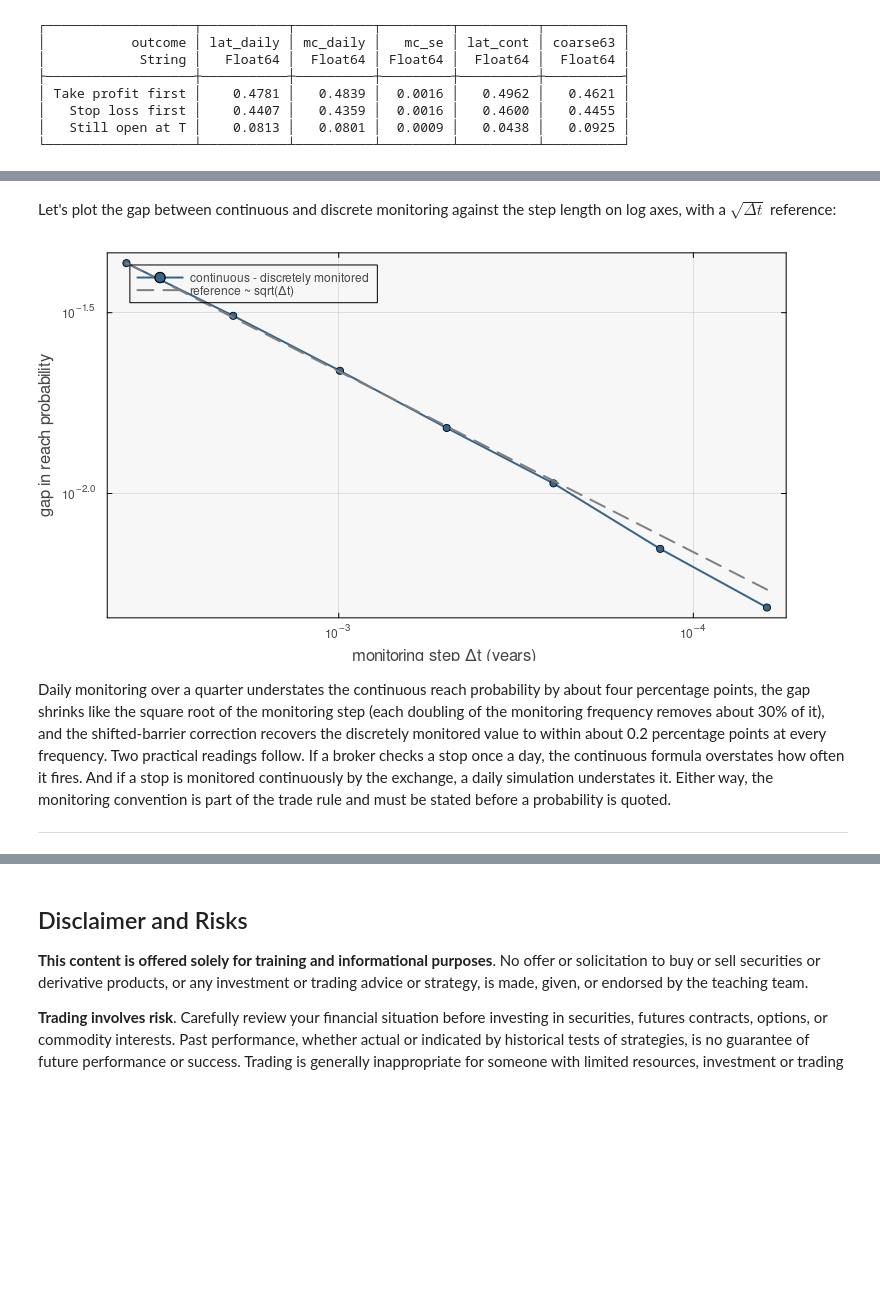
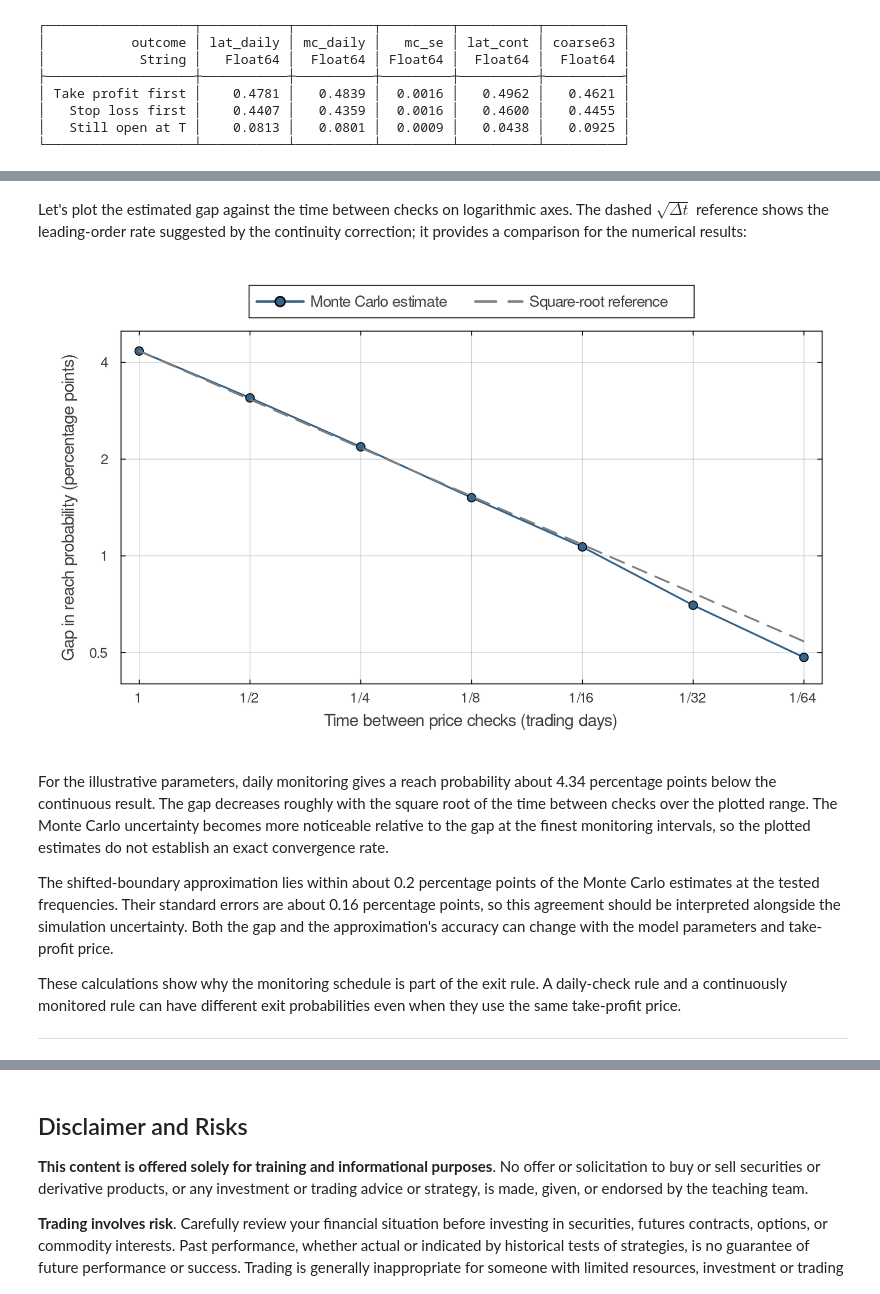
Before and after one commit to varnerlab/CHEME-5660-CourseRepository-Fall-2026, a Jupyter notebook: lectures/week-4/L4b/advanced/first-passage/CHEME-5660-L4b-Advanced-FirstPassage-GBM-Fall-2026.ipynb, the cells around one changed output, grey strips where cells are left out. Cells and saved outputs as stored; diff of their text form; code cells hidden in the pictures; blank space fills up the shorter version.

```diff
--- a/lectures/week-4/L4b/advanced/first-passage/CHEME-5660-L4b-Advanced-FirstPassage-GBM-Fall-2026.ipynb
+++ b/lectures/week-4/L4b/advanced/first-passage/CHEME-5660-L4b-Advanced-FirstPassage-GBM-Fall-2026.ipynb
@@ -69,18 +138,10 @@ Now let's implement the two probabilities as functions of the log barrier and co
 # %%
-terminal_above(b::Real, ν::Real, σ::Real, T::Real) = ccdf(Normal(), (b - ν*T)/(σ*sqrt(T))) # P(X_T ≥ b)
-
-function reach_upper(b::Real, ν::Real, σ::Real, T::Real) # P(max_{s≤T} X_s ≥ b), reflection principle with drift
-    @assert b > 0
-    z = σ*sqrt(T)
-    return cdf(Normal(), (ν*T - b)/z) + exp(2ν*b/σ^2)*cdf(Normal(), (-ν*T - b)/z)
-end
-
-p_finish = terminal_above(b, ν, σ, T)
-p_reach = reach_upper(b, ν, σ, T)
+p_finish = terminal_above(b, μ_g, σ, T) # final-price check only
+p_reach = reach_upper(b, μ_g, σ, T)     # continuous checks throughout the holding period
 println("Finish above U = $(U):  P(S_T ≥ U)            = $(round(p_finish, digits = 4))")
 println("Reach U before T:      P(max S_t ≥ U, t ≤ T) = $(round(p_reach, digits = 4))")
 println("Touched U but finished below it:              $(round(p_reach - p_finish, digits = 4))")
-@assert p_reach >= p_finish
+@assert p_reach >= p_finish # finishing above the target implies having reached it
 # %% [output]
 Finish above U = 110.0:  P(S_T ≥ U)            = 0.3226
 Reach U before T:      P(max S_t ≥ U, t ≤ T) = 0.5835
@@ -294,18 +398,41 @@ Continuous-monitoring closed form: P(reach U before T) = 0.5835
 # %% [markdown]
-Let's plot the gap between continuous and discrete monitoring against the step length on log axes, with a $\sqrt{\Delta t}$ reference:
+Let's plot the estimated gap against the time between checks on logarithmic axes. The dashed $\sqrt{\Delta t}$ reference shows the leading-order rate suggested by the continuity correction; it provides a comparison for the numerical results:
 # %%
 let
-    Δt = monitoring_table.Δt
-    gap = monitoring_table.gap
-    plot(Δt, gap; xscale = :log10, yscale = :log10, marker = :circle, color = :steelblue4,
-        label = "continuous - discretely monitored", xlabel = "monitoring step Δt (years)",
-        ylabel = "gap in reach probability", size = (760, 420), legend = :topleft, xflip = true)
-    plot!(Δt, gap[1] .* sqrt.(Δt ./ Δt[1]); color = :gray50, linestyle = :dash, label = "reference ~ sqrt(Δt)")
+    Δt = monitoring_table.Δt # years between checks
+    gap = monitoring_table.gap # continuous probability minus the simulated probability
+    days_between_checks = 252 .* Δt # use the notebook's trading-year convention
+    # Label all seven intervals for the default quarter-year monitoring schedules -
+    interval_labels = ["1", "1/2", "1/4", "1/8", "1/16", "1/32", "1/64"]
+    # Convert gaps to percentage points; finer monitoring appears to the right -
+    plot(days_between_checks, 100 .* gap;
+        xscale = :log10, yscale = :log10, xflip = true,
+        marker = :circle, markersize = 5, color = :steelblue4,
+        label = "Monte Carlo estimate",
+        xlabel = "Time between price checks (trading days)",
+        ylabel = "Gap in reach probability (percentage points)",
+        size = (860, 520), dpi = 200, legend = :outertop, legend_column = 2,
+        legendfontsize = 11, guidefontsize = 12, tickfontsize = 10,
+        background_color = :white, gridalpha = 0.15,
+        xticks = (days_between_checks, interval_labels),
+        xlims = (minimum(days_between_checks)/1.12, maximum(days_between_checks)*1.12),
+        yticks = ([0.5, 1.0, 2.0, 4.0], ["0.5", "1", "2", "4"]),
+        ylims = (0.4, 5.0),
+        left_margin = 8Plots.mm, bottom_margin = 8Plots.mm,
+        right_margin = 5Plots.mm, top_margin = 4Plots.mm)
+    # Anchor the square-root reference at the daily-monitoring estimate -
+    plot!(days_between_checks, 100 .* gap[1] .* sqrt.(Δt ./ Δt[1]);
+        color = :gray50, linestyle = :dash, linewidth = 2,
+        label = "Square-root reference")
 end
 # %% [output]
-[figure, old version]
+[figure, new version]
 # %% [markdown]
-Daily monitoring over a quarter understates the continuous reach probability by about four percentage points, the gap shrinks like the square root of the monitoring step (each doubling of the monitoring frequency removes about 30% of it), and the shifted-barrier correction recovers the discretely monitored value to within about 0.2 percentage points at every frequency. Two practical readings follow. If a broker checks a stop once a day, the continuous formula overstates how often it fires. And if a stop is monitored continuously by the exchange, a daily simulation understates it. Either way, the monitoring convention is part of the trade rule and must be stated before a probability is quoted.
+For the illustrative parameters, daily monitoring gives a reach probability about 4.34 percentage points below the continuous result. The gap decreases roughly with the square root of the time between checks over the plotted range. The Monte Carlo uncertainty becomes more noticeable relative to the gap at the finest monitoring intervals, so the plotted estimates do not establish an exact convergence rate.
+
+The shifted-boundary approximation lies within about 0.2 percentage points of the Monte Carlo estimates at the tested frequencies. Their standard errors are about 0.16 percentage points, so this agreement should be interpreted alongside the simulation uncertainty. Both the gap and the approximation's accuracy can change with the model parameters and take-profit price.
+
+These calculations show why the monitoring schedule is part of the exit rule. A daily-check rule and a continuously monitored rule can have different exit probabilities even when they use the same take-profit price.
 
 ___
 # %% [markdown]
```
Also changed, not shown: parts of 21 cells of this notebook, 31 other files.
